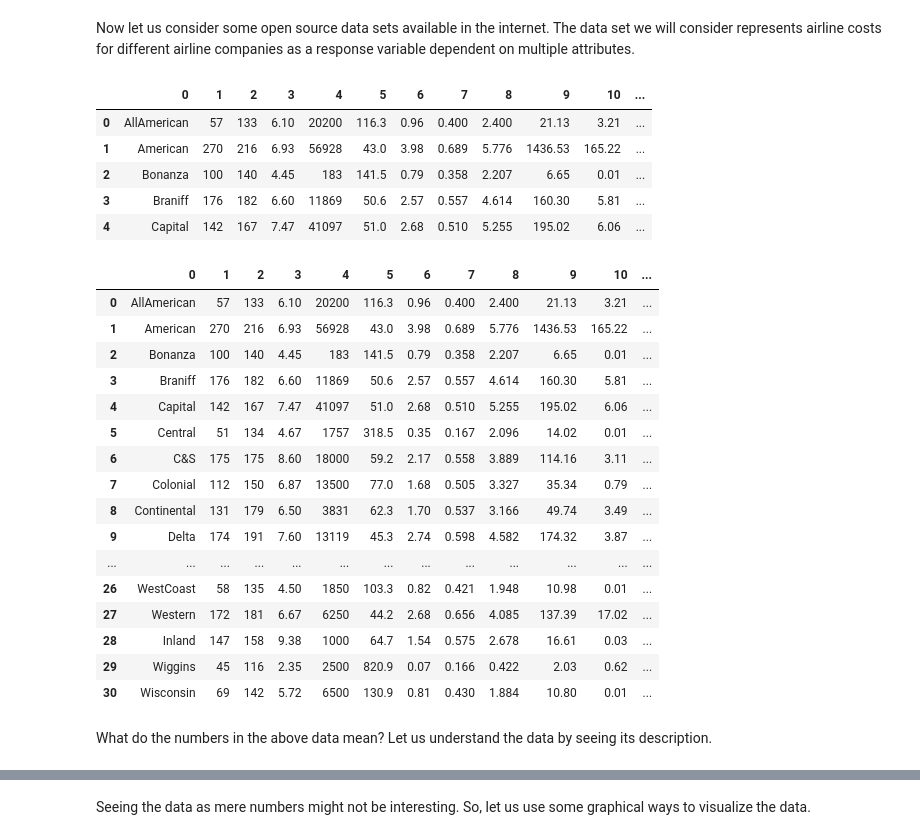
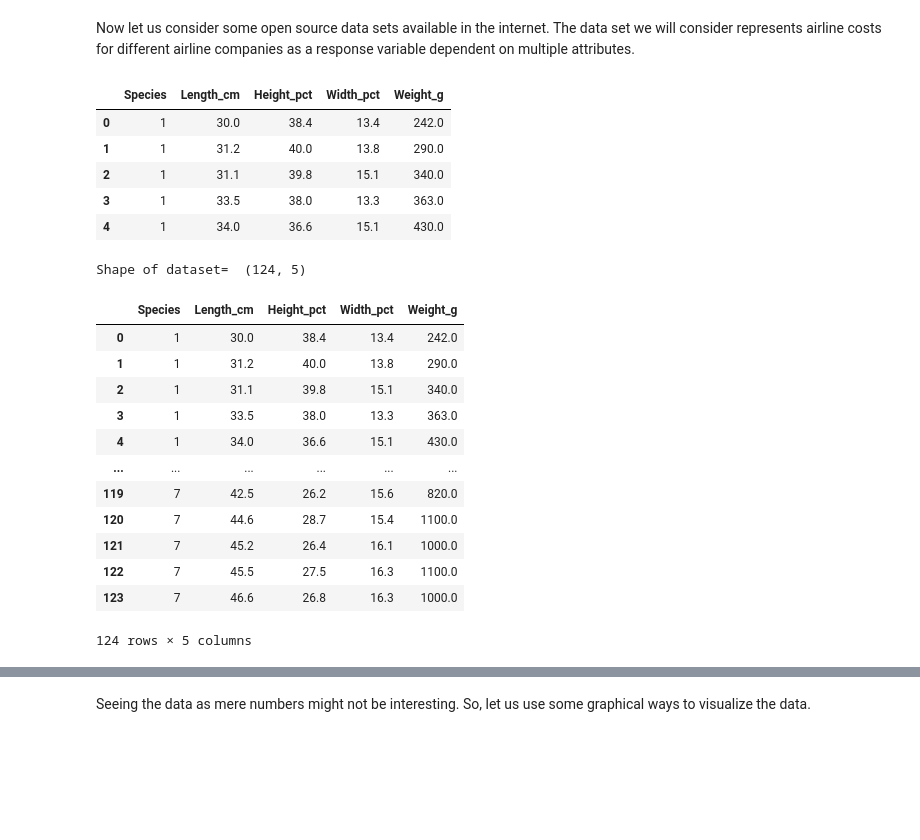
Before and after one commit to arvind-maurya/MachineLearning, a Jupyter notebook: Assignment/AIMLCEP_Q1.ipynb, the cells around one changed output, grey strips where cells are left out. Cells and saved outputs as stored; diff of their text form; code cells hidden in the pictures; blank space fills up the shorter version.

```diff
--- a/Assignment/AIMLCEP_Q1.ipynb
+++ b/Assignment/AIMLCEP_Q1.ipynb
@@ -20,37 +20,35 @@ The data set we will consider represents airline costs for different airline com
 #Let us explore the data and the description
 
 #Get the data from the web
-airline_costs_data = pd.read_csv('https://raw.githubusercontent.com/balamurugan-palaniappan-CEP/AIML_CEP_2021/main/data/airline_costs.txt', delim_whitespace=True, index_col=False, header=None)
+#airline_costs_data = pd.read_csv('https://raw.githubusercontent.com/balamurugan-palaniappan-CEP/AIML_CEP_2021/main/data/airline_costs.txt', delim_whitespace=True, index_col=False, header=None)
+weight_height_data = pd.read_excel('/content/Q1_train.xlsx', index_col=False, header=0)
 
 #print the first few rows of the data
-airline_costs_data.head()
+weight_height_data.head()
 # %% [output]
-|  | 0 | 1 | 2 | 3 | 4 | 5 | 6 | 7 | 8 | 9 | 10 | ... |
-| 0 | AllAmerican | 57 | 133 | 6.10 | 20200 | 116.3 | 0.96 | 0.400 | 2.400 | 21.13 | 3.21 | ... |
-| 1 | American | 270 | 216 | 6.93 | 56928 | 43.0 | 3.98 | 0.689 | 5.776 | 1436.53 | 165.22 | ... |
-| 2 | Bonanza | 100 | 140 | 4.45 | 183 | 141.5 | 0.79 | 0.358 | 2.207 | 6.65 | 0.01 | ... |
-| 3 | Braniff | 176 | 182 | 6.60 | 11869 | 50.6 | 2.57 | 0.557 | 4.614 | 160.30 | 5.81 | ... |
-| 4 | Capital | 142 | 167 | 7.47 | 41097 | 51.0 | 2.68 | 0.510 | 5.255 | 195.02 | 6.06 | ... |
+|  | Species | Length_cm | Height_pct | Width_pct | Weight_g |
+| 0 | 1 | 30.0 | 38.4 | 13.4 | 242.0 |
+| 1 | 1 | 31.2 | 40.0 | 13.8 | 290.0 |
+| 2 | 1 | 31.1 | 39.8 | 15.1 | 340.0 |
+| 3 | 1 | 33.5 | 38.0 | 13.3 | 363.0 |
+| 4 | 1 | 34.0 | 36.6 | 15.1 | 430.0 |
 # %%
+print('Shape of dataset= ', weight_height_data.shape) # To get no of rows and columns
+
 #if you wish to print the entire data, then use the following
-airline_costs_data
+weight_height_data
 # %% [output]
+Shape of dataset=  (124, 5)
-|  | 0 | 1 | 2 | 3 | 4 | 5 | 6 | 7 | 8 | 9 | 10 | ... |
-| 0 | AllAmerican | 57 | 133 | 6.10 | 20200 | 116.3 | 0.96 | 0.400 | 2.400 | 21.13 | 3.21 | ... |
-| 1 | American | 270 | 216 | 6.93 | 56928 | 43.0 | 3.98 | 0.689 | 5.776 | 1436.53 | 165.22 | ... |
-| 2 | Bonanza | 100 | 140 | 4.45 | 183 | 141.5 | 0.79 | 0.358 | 2.207 | 6.65 | 0.01 | ... |
-| 3 | Braniff | 176 | 182 | 6.60 | 11869 | 50.6 | 2.57 | 0.557 | 4.614 | 160.30 | 5.81 | ... |
-| 4 | Capital | 142 | 167 | 7.47 | 41097 | 51.0 | 2.68 | 0.510 | 5.255 | 195.02 | 6.06 | ... |
-| 5 | Central | 51 | 134 | 4.67 | 1757 | 318.5 | 0.35 | 0.167 | 2.096 | 14.02 | 0.01 | ... |
-| 6 | C&S | 175 | 175 | 8.60 | 18000 | 59.2 | 2.17 | 0.558 | 3.889 | 114.16 | 3.11 | ... |
-| 7 | Colonial | 112 | 150 | 6.87 | 13500 | 77.0 | 1.68 | 0.505 | 3.327 | 35.34 | 0.79 | ... |
-| 8 | Continental | 131 | 179 | 6.50 | 3831 | 62.3 | 1.70 | 0.537 | 3.166 | 49.74 | 3.49 | ... |
-| 9 | Delta | 174 | 191 | 7.60 | 13119 | 45.3 | 2.74 | 0.598 | 4.582 | 174.32 | 3.87 | ... |
-| ... | ... | ... | ... | ... | ... | ... | ... | ... | ... | ... | ... | ... |
-| 26 | WestCoast | 58 | 135 | 4.50 | 1850 | 103.3 | 0.82 | 0.421 | 1.948 | 10.98 | 0.01 | ... |
-| 27 | Western | 172 | 181 | 6.67 | 6250 | 44.2 | 2.68 | 0.656 | 4.085 | 137.39 | 17.02 | ... |
-| 28 | Inland | 147 | 158 | 9.38 | 1000 | 64.7 | 1.54 | 0.575 | 2.678 | 16.61 | 0.03 | ... |
-| 29 | Wiggins | 45 | 116 | 2.35 | 2500 | 820.9 | 0.07 | 0.166 | 0.422 | 2.03 | 0.62 | ... |
-| 30 | Wisconsin | 69 | 142 | 5.72 | 6500 | 130.9 | 0.81 | 0.430 | 1.884 | 10.80 | 0.01 | ... |
+|  | Species | Length_cm | Height_pct | Width_pct | Weight_g |
+| 0 | 1 | 30.0 | 38.4 | 13.4 | 242.0 |
+| 1 | 1 | 31.2 | 40.0 | 13.8 | 290.0 |
+| 2 | 1 | 31.1 | 39.8 | 15.1 | 340.0 |
+| 3 | 1 | 33.5 | 38.0 | 13.3 | 363.0 |
+| 4 | 1 | 34.0 | 36.6 | 15.1 | 430.0 |
+| ... | ... | ... | ... | ... | ... |
+| 119 | 7 | 42.5 | 26.2 | 15.6 | 820.0 |
+| 120 | 7 | 44.6 | 28.7 | 15.4 | 1100.0 |
+| 121 | 7 | 45.2 | 26.4 | 16.1 | 1000.0 |
+| 122 | 7 | 45.5 | 27.5 | 16.3 | 1100.0 |
+| 123 | 7 | 46.6 | 26.8 | 16.3 | 1000.0 |
+124 rows × 5 columns
-# %% [markdown]
-What do the numbers in the above data mean? Let us understand the data by seeing its description.
```
Also changed, not shown: parts of 8 cells of this notebook.
